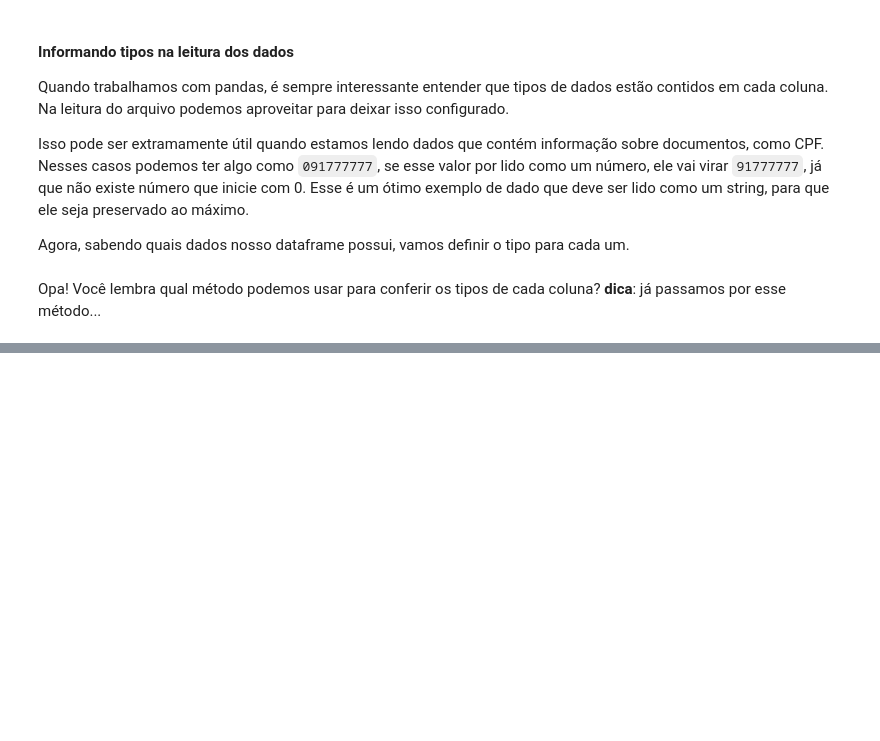
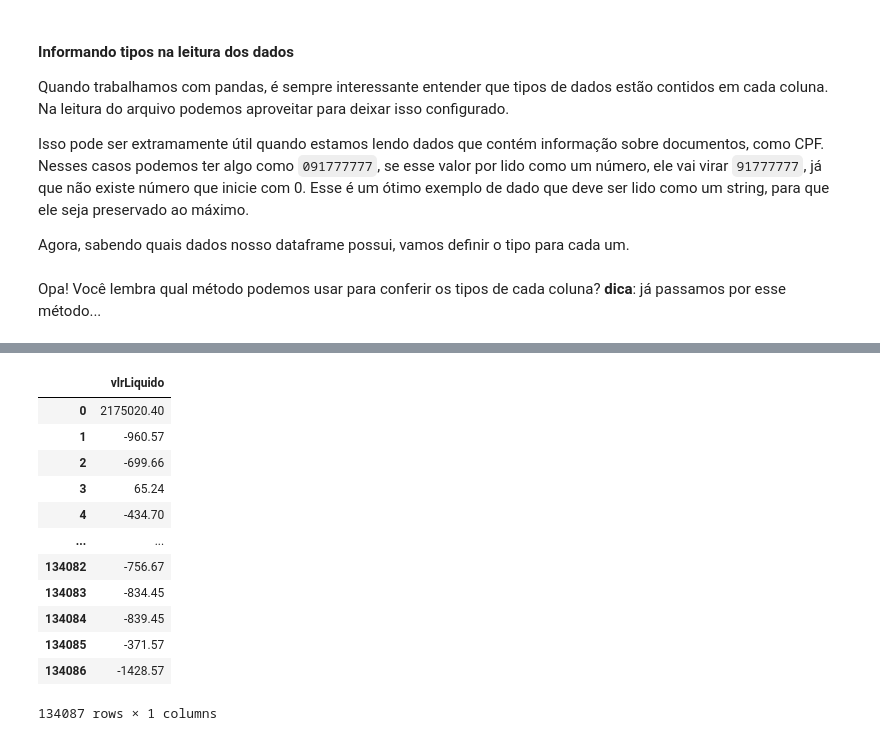
Before and after one commit to escola-de-dados/python-inovacao-civica, a Jupyter notebook: modulo_2/modulo-2.ipynb, the cells around one changed output, grey strips where cells are left out. Drawn from its saved outputs; the diff is of its cells as text; code cells hidden in the pictures; blank space fills up the shorter version.

```diff
--- a/modulo_2/modulo-2.ipynb
+++ b/modulo_2/modulo-2.ipynb
@@ -179,0 +234,11 @@ Opa! Você lembra qual método podemos usar para conferir os tipos de cada colun
+# %%
+df_reimbursements_2020[df_reimburs# Este dado representa o tipo de documento do fiscal –
+# 0 (Zero), para Nota Fiscal; 1 (um), para Recibo; e 2, para Despesa no Exterior.
+types = ('nota_fiscal', 'recibo', 'despesa_exterior')
+converters = {number: None for number in range(3, 6)}
+
+converters
+
+df_reimbursements_2020.indTipoDocumento.unique()
+
+df_reimbursements_2020.replace({"4": None}, inplace=True)ements_2020.sgPartido.isna()].txNomeParlamentar.replace("LIDERANÇA DO ", "")
@@ -179,0 +258,2 @@ Opa! Você lembra qual método podemos usar para conferir os tipos de cada colun
+# %%
+df_reimbursements_2020.replace({"4": None}, inplace=True)
@@ -179,0 +264,6 @@ Opa! Você lembra qual método podemos usar para conferir os tipos de cada colun
+# %%
+import numpy as np
+
+keys = ['ideDocumento', 'numAno', 'ideDocumento']
+# df_reimbursements_2020.groupby(keys)['vlrLiquido'].agg(np.sum)
+df_reimbursements_2020.groupby(keys)['vlrLiquido'].agg("sum")
@@ -179,0 +284,17 @@ Opa! Você lembra qual método podemos usar para conferir os tipos de cada colun
+# %%
+df_reimbursements_2020.groupby(keys).agg({"vlrLiquido": "sum"}).reset_index(drop=True)
+#('month', as_index=False).agg({"duration": "sum"})
+# %% [output]
+|  | vlrLiquido |
+| 0 | 2175020.40 |
+| 1 | -960.57 |
+| 2 | -699.66 |
+| 3 | 65.24 |
+| 4 | -434.70 |
+| ... | ... |
+| 134082 | -756.67 |
+| 134083 | -834.45 |
+| 134084 | -839.45 |
+| 134085 | -371.57 |
+| 134086 | -1428.57 |
+134087 rows × 1 columns
```
Also changed, not shown: parts of 16 cells of this notebook.
